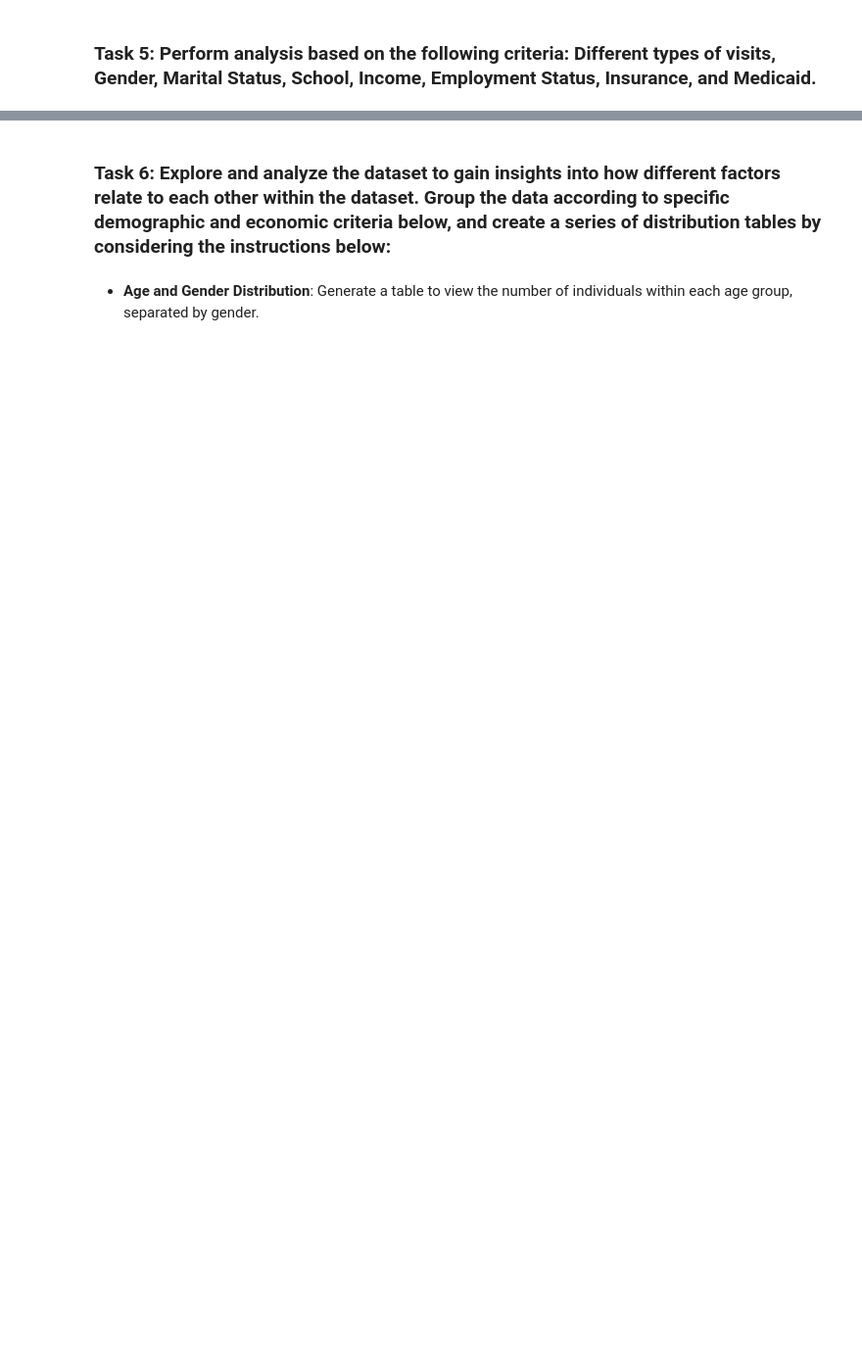
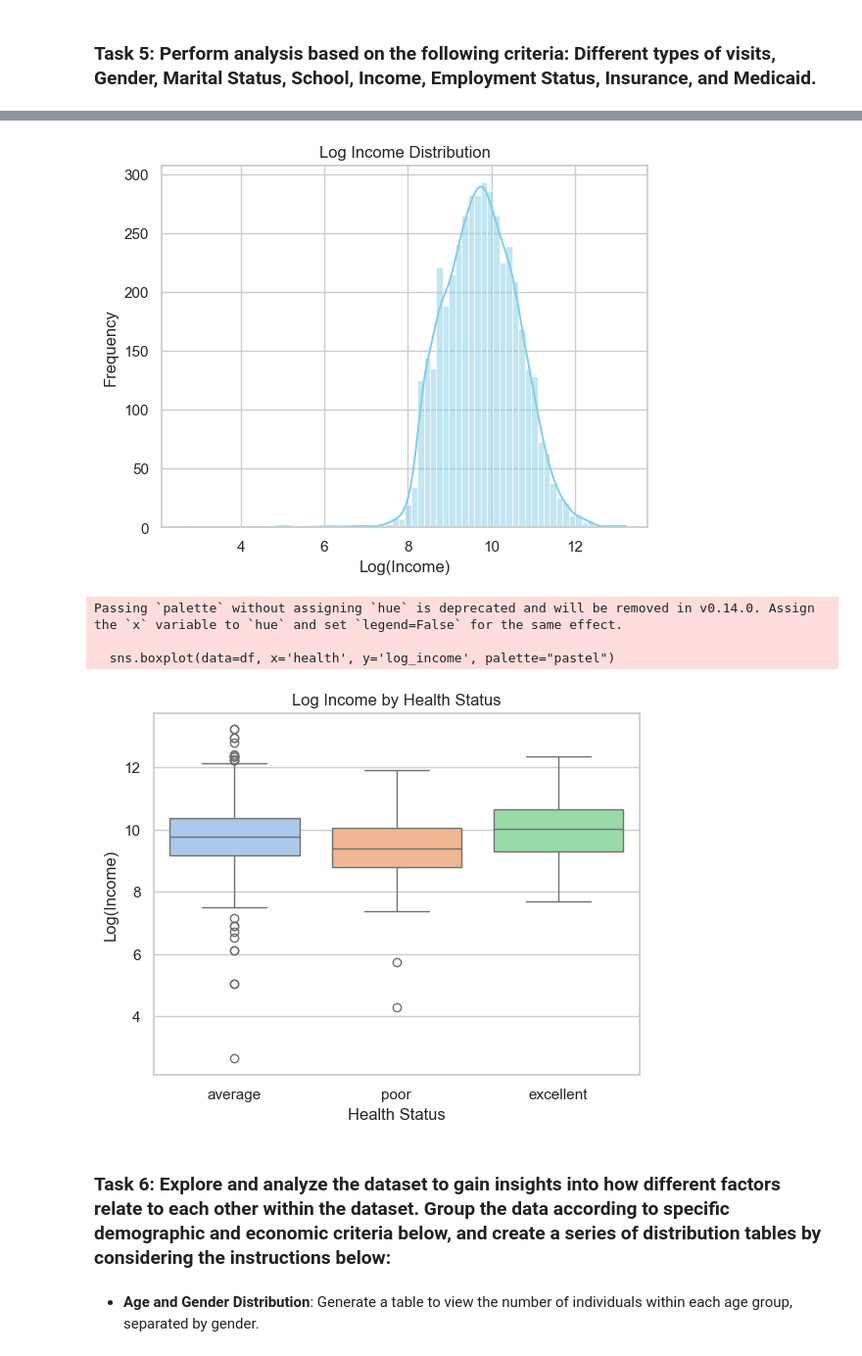
Before and after one commit to pkapoor2/PC-AIML, a Jupyter notebook: Applied Data Science with Python/capstone1session3/src/iCAP_session_3_student.ipynb, the cells around one changed output, grey strips where cells are left out. Shown: that part at 98% size. Drawn from its saved outputs; the diff is of its cells as text; code cells hidden in the pictures; blank space fills up the shorter version.

```diff
--- a/Applied Data Science with Python/capstone1session3/src/iCAP_session_3_student.ipynb
+++ b/Applied Data Science with Python/capstone1session3/src/iCAP_session_3_student.ipynb
@@ -61,3 +225,23 @@
+# %%
+# concert df['income'] to log scale and visualize
+df['log_income'] = np.log(df['income'].replace(0, np.nan))  # Replace 0 with NaN to avoid log(0)
+sns.histplot(df['log_income'].dropna(), kde=True, color="skyblue")
+plt.title('Log Income Distribution')
+plt.xlabel('Log(Income)')
+plt.ylabel('Frequency')
+plt.show()
+# Visualize the relationship between income and health
+sns.boxplot(data=df, x='health', y='log_income', palette="pastel")
+plt.title('Log Income by Health Status')
+plt.xlabel('Health Status')
+plt.ylabel('Log(Income)')
+plt.show()
+# %% [output]
+[figure, added]
+Passing `palette` without assigning `hue` is deprecated and will be removed in v0.14.0. Assign the `x` variable to `hue` and set `legend=False` for the same effect.
+
+  sns.boxplot(data=df, x='health', y='log_income', palette="pastel")
+[figure, added]
 # %% [markdown]
 ### Task 6: Explore and analyze the dataset to gain insights into how different factors relate to each other within the dataset. Group the data according to specific demographic and economic criteria below, and create a series of distribution tables by considering the instructions below:
 # %% [markdown]
```
Also changed, not shown: parts of 23 cells of this notebook, 10 other files.
